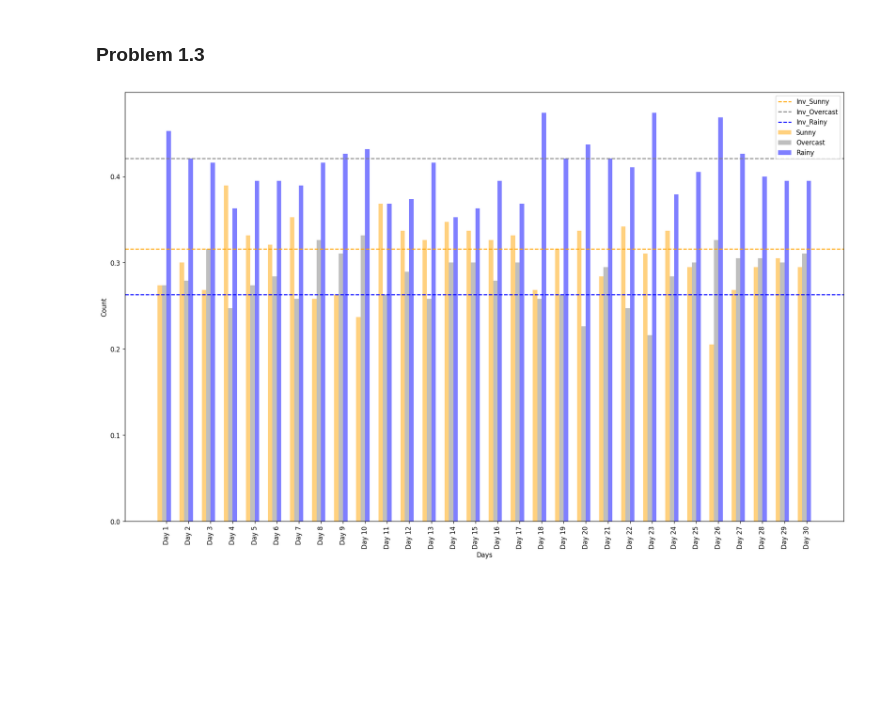
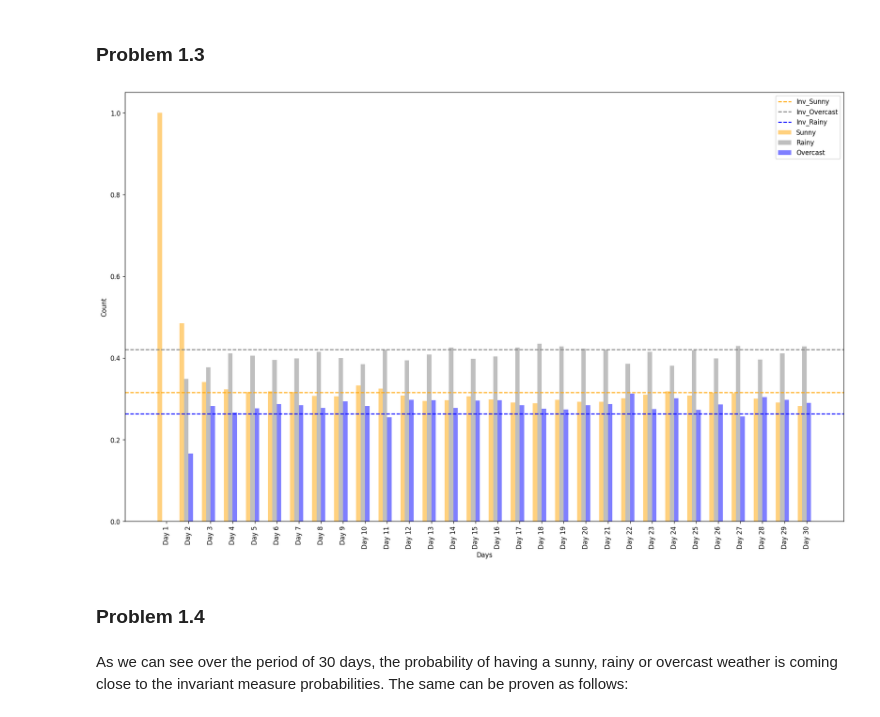
Before and after one commit to Yuvraj-Dhepe/uni_bayesian, a Jupyter notebook: EX_7/Yuvraj_ex_7_soln.ipynb, the cells around one changed output. Drawn from its saved outputs; the diff is of its cells as text; code cells hidden in the pictures; blank space fills up the shorter version.

```diff
--- a/EX_7/Yuvraj_ex_7_soln.ipynb
+++ b/EX_7/Yuvraj_ex_7_soln.ipynb
@@ -88,8 +79,27 @@ for i in range(1, num_days+1):
+# %%
+weather_counts = {}
+
+# Iterate over the columns (days) of the array
+for i, day in enumerate(range(chain.shape[1]), 1):
+    # Get the counts for 'Sunny', 'Rainy', and 'Overcast' in the current day
+    sunny_count = (np.sum(chain[:, day] == 'S'))/num_sims
+    rainy_count = (np.sum(chain[:, day] == 'R'))/num_sims
+    overcast_count = (np.sum(chain[:, day] == 'O'))/num_sims
+
+    # Create a dictionary for the current day and its counts
+    day_counts = {
+        'Sunny': sunny_count,
+        'Rainy': rainy_count,
+        'Overcast': overcast_count
+    }
+
+    # Add the day dictionary to the weather_counts dictionary
+    weather_counts[f"Day {i}"] = day_counts
 # %%
 import numpy as np
 import matplotlib.pyplot as plt
 
-data = daily_weather_counter
+data = weather_counts
 
 # Extract the labels (Sunny, Rainy, Overcast)
 labels = list(data['Day 1'].keys())
@@ -107,31 +117,36 @@ fig, ax = plt.subplots(figsize=(20, 12), dpi=120)
 color_palette = ['orange', 'grey', 'blue']
 
 # Iterate over each weather category
 for i, weather in enumerate(labels):
     # Get the counts for the current weather category
     counts = [day[weather] for i, day in enumerate(data.values())]
 
     # Calculate the x-positions for the bars
     x_pos = x + (i * bar_width) - (bar_width * len(labels) / 2)
 
     # Plot the histogram for the current weather category with the corresponding color
     ax.bar(x_pos, counts, width=bar_width, alpha=0.5, label=weather, color=color_palette[i])
 
 # Plotting the corresponding invariant measures
 ax.axhline(y=inv_sunny, color='orange', linestyle='--', label='Inv_Sunny')
 ax.axhline(y=inv_overcast, color='grey', linestyle='--', label="Inv_Overcast")
 ax.axhline(y=inv_rainy, color='blue', linestyle='--', label="Inv_Rainy")
 
 # Set the x-axis ticks and labels
 ax.set_xticks(x)
 ax.set_xticklabels(data.keys(), rotation=90)
 ax.set_xlabel('Days')
 ax.set_ylabel('Count')
 
 # Set the legend
 ax.legend()
 
 # Show the plot
 plt.show()
 # %% [output]
-[figure, old version]
+[figure, new version]
+# %% [markdown]
+### Problem 1.4
+# %% [markdown]
+As we can see over the period of 30 days, the probability of having a sunny, rainy or overcast weather is coming close to the invariant measure probabilities.
+The same can be proven as follows:
```
Also changed, not shown: parts of 2 cells of this notebook, 2 other files.
